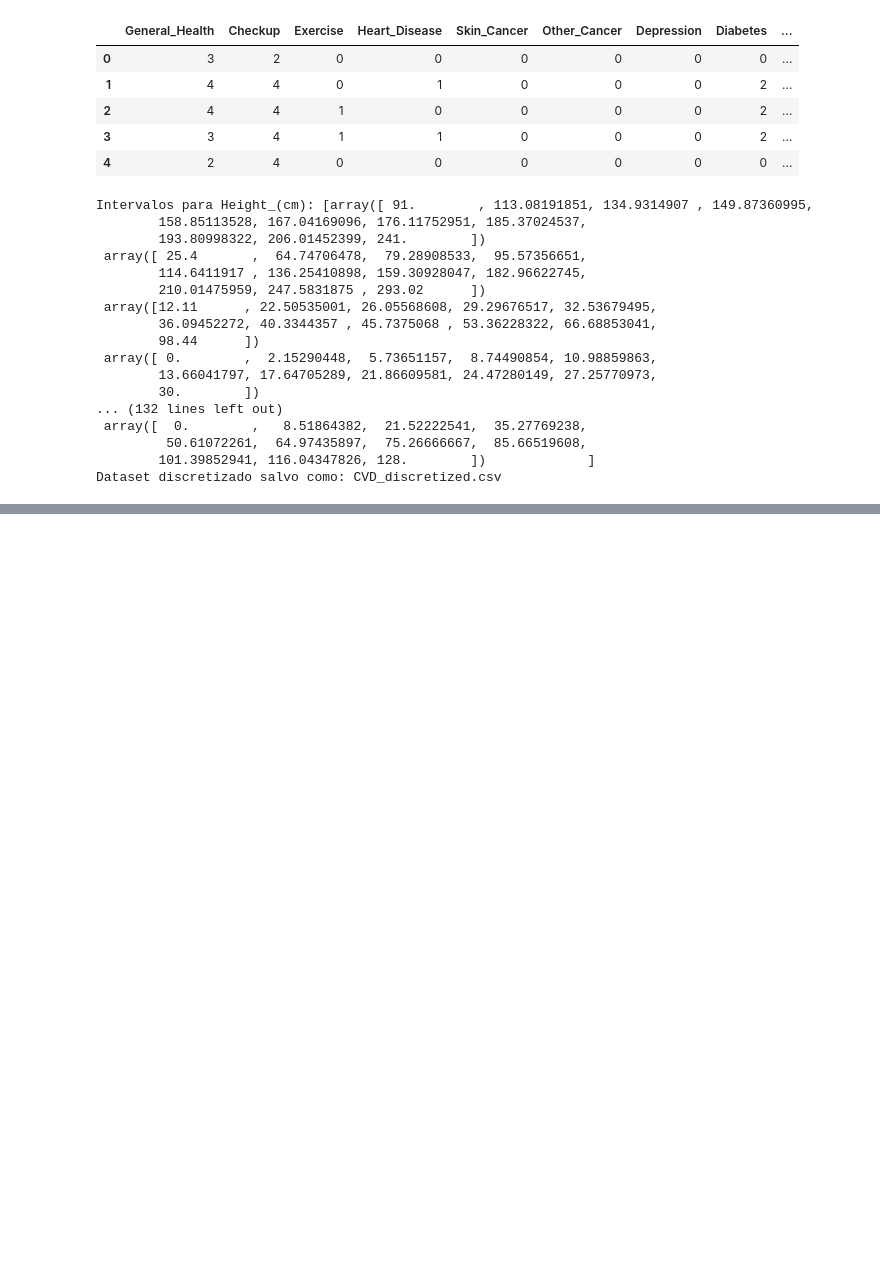
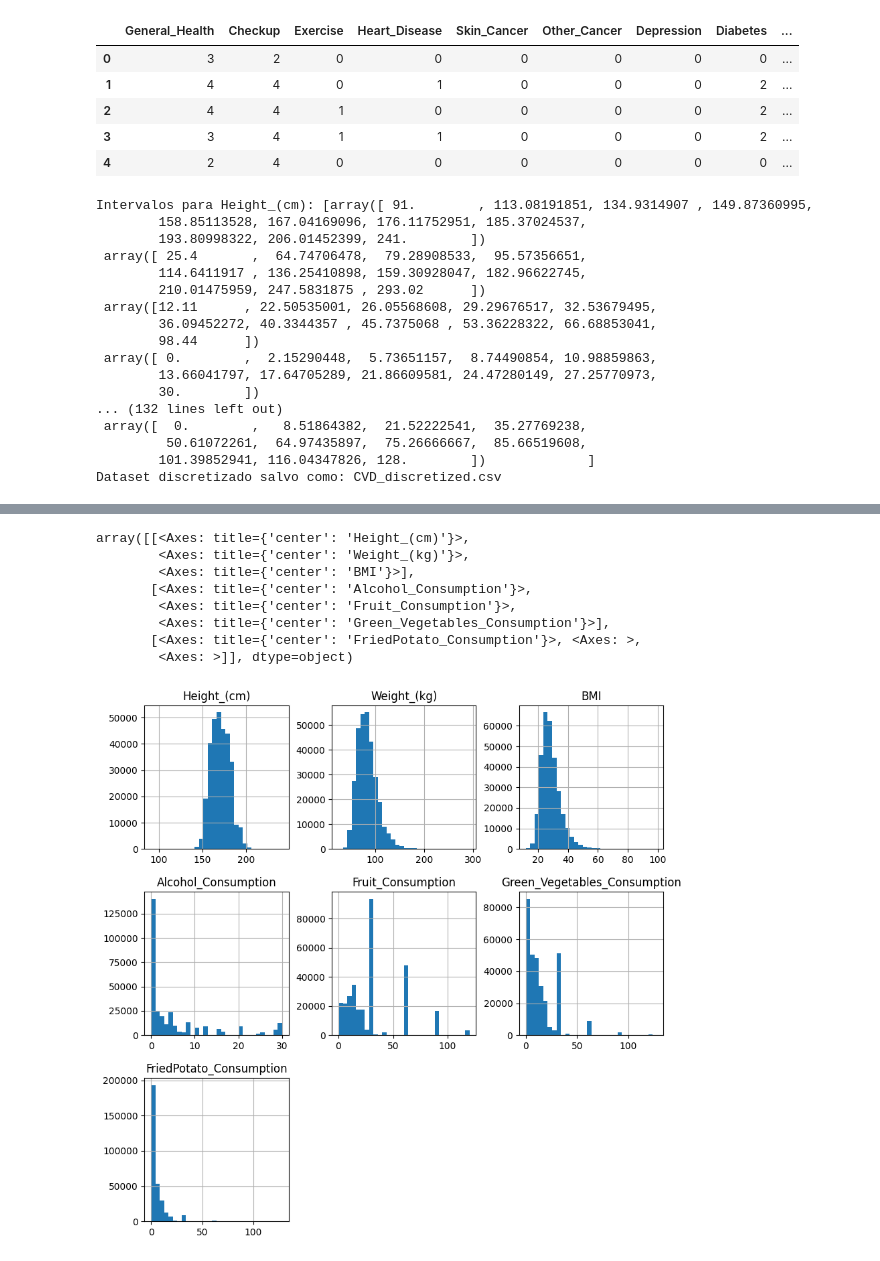
Before and after one commit to Sara18Santos/ProjetoIAA, a Jupyter notebook: rascunho.ipynb, the cells around one changed output, grey strips where cells are left out. Saved outputs shown, nothing was run; the diff lists cells and outputs as text; code cells hidden in the pictures; blank space fills up the shorter version.

Commit message:
gráfico no rascunho sobre colunas numericas

```diff
--- a/rascunho.ipynb
+++ b/rascunho.ipynb
@@ -226,3 +226,15 @@ data_discretized.head()
 | 2 | Very Good | Within the past year | Yes | No | No | No | No | Yes | ... |
 | 3 | Poor | Within the past year | Yes | Yes | No | No | No | Yes | ... |
 | 4 | Good | Within the past year | No | No | No | No | No | No | ... |
+# %%
+data[numeric_columns].hist(bins=30, figsize=(10, 10))
+# %% [output]
+array([[<Axes: title={'center': 'Height_(cm)'}>,
+        <Axes: title={'center': 'Weight_(kg)'}>,
+        <Axes: title={'center': 'BMI'}>],
+       [<Axes: title={'center': 'Alcohol_Consumption'}>,
+        <Axes: title={'center': 'Fruit_Consumption'}>,
+        <Axes: title={'center': 'Green_Vegetables_Consumption'}>],
+       [<Axes: title={'center': 'FriedPotato_Consumption'}>, <Axes: >,
+        <Axes: >]], dtype=object)
+[figure, added]
```
